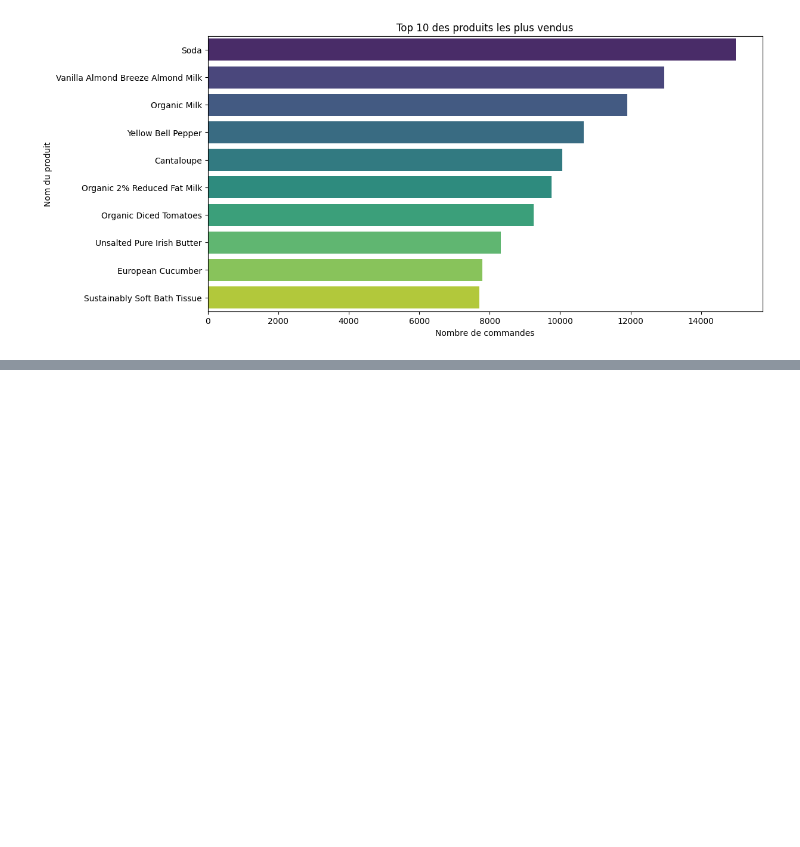
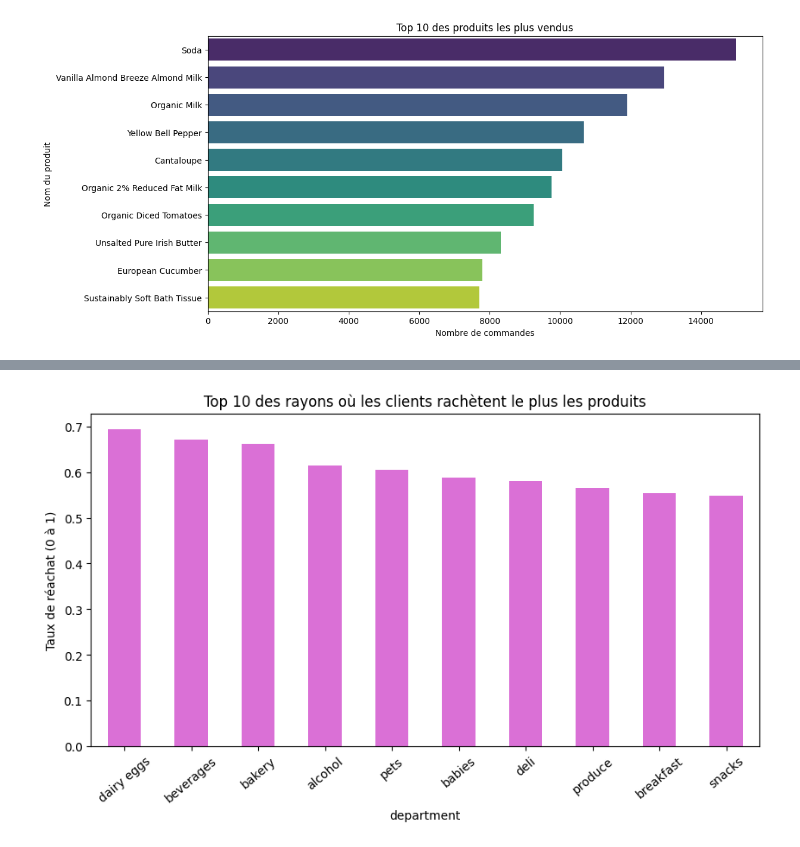
Before and after one commit to Lois5959/NEXTBUY, a Jupyter notebook: notebook_graph.ipynb, the cells around one changed output, grey strips where cells are left out. Saved outputs shown, nothing was run; the diff lists cells and outputs as text; code cells hidden in the pictures; blank space fills up the shorter version.

```diff
--- a/notebook_graph.ipynb
+++ b/notebook_graph.ipynb
@@ -71,0 +75,12 @@ See the caveats in the documentation: https://pandas.pydata.org/pandas-docs/stab
+# %%
+# Calcule le taux de réachat par rayon
+reorder_r = df_clean.groupby('department')['reordered'].mean().sort_values(ascending=False).head(10)
+
+plt.figure(figsize=(10, 5))
+reorder_r.plot(kind='bar', color='orchid')
+plt.title('Top 10 des rayons où les clients rachètent le plus les produits')
+plt.ylabel('Taux de réachat (0 à 1)')
+plt.xticks(rotation=40)
+plt.show()
+# %% [output]
+[figure, added]
```
Also changed, not shown: parts of 5 cells of this notebook, 1 other file.
